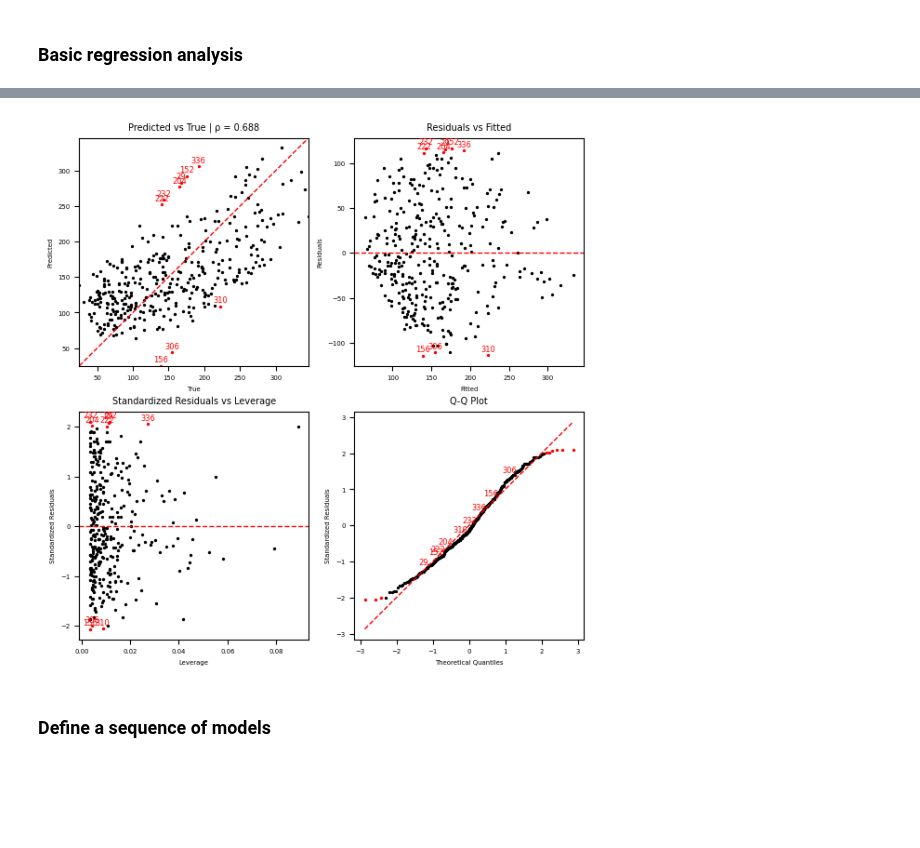
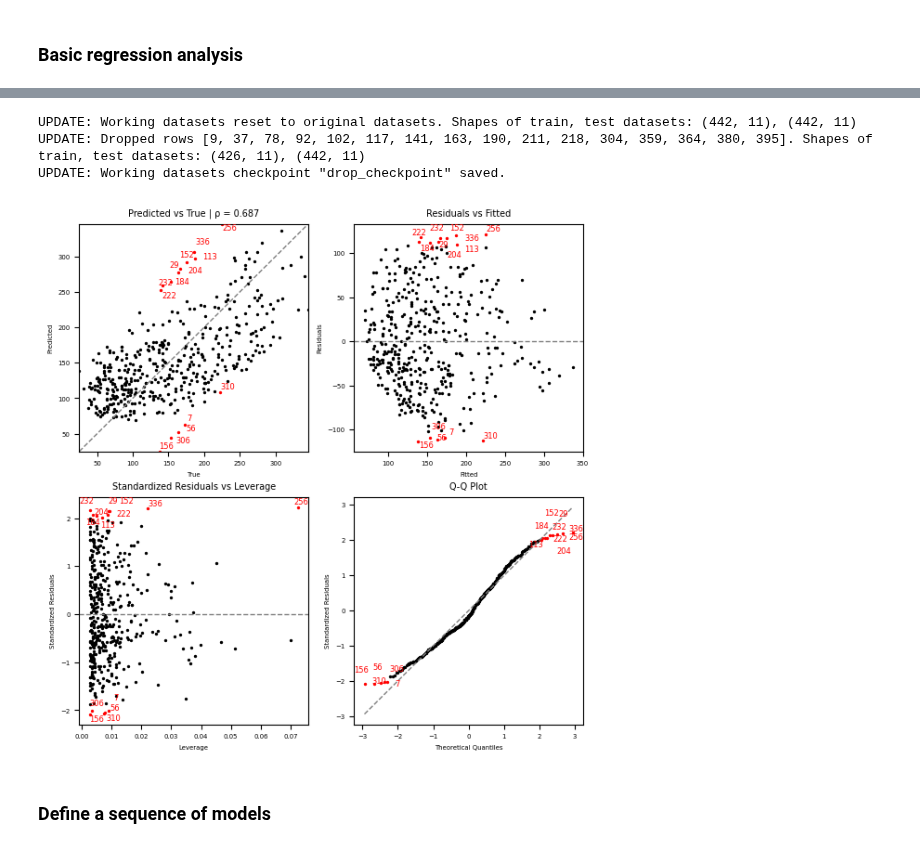
Before and after one commit to ajy25/TabularMagic, a Jupyter notebook: demo/simple_regression_demo.ipynb, the cells around one changed output, grey strips where cells are left out. Saved outputs shown, nothing was run; the diff lists cells and outputs as text; code cells hidden in the pictures; blank space fills up the shorter version.

```diff
--- a/demo/simple_regression_demo.ipynb
+++ b/demo/simple_regression_demo.ipynb
@@ -22,3 +22,7 @@ display(df.head())
 | 4 | 0.005383 | -0.044642 | -0.036385 | 0.021872 | 0.003935 | 0.015596 | 0.008142 | -0.002592 | -0.031988 | -0.046641 | 135.0 |
 # %% [markdown]
 ### Create a TabularMagic object
+# %%
+tm = TabularMagic(df, test_size=0, verbose=True)
+tm.save_data_checkpoint('test')
+print(tm)
@@ -25,5 +43,5 @@ display(df.head())
 # %%
-tm = TabularMagic(df, test_size=0.2)
+
 train_eda = tm.eda()
 display(train_eda.plot_continuous_pairs(continuous_vars=['age', 'bmi', 'target', 's1', 's2']))
 display(train_eda.plot_distribution_stratified('target', 'sex', include_hist=True))
@@ -68,11 +81,14 @@ Notes:
 # %%
-tm.reset_working_dfs()
+tm.load_data_checkpoint()
 tm.drop_train_examples(train_report.get_outlier_indices())
-tm.set_working_df_checkpoint('drop_checkpoint')
+tm.save_data_checkpoint('drop_checkpoint')
 train_report, test_report = tm.lm_rlike('target ~ bmi + bp + bp * bmi', inverse_scale_y=True)
 display(train_report.plot_diagnostics(show_outliers=True))
 # %% [output]
+UPDATE: Working datasets reset to original datasets. Shapes of train, test datasets: (442, 11), (442, 11)
+UPDATE: Dropped rows [9, 37, 78, 92, 102, 117, 141, 163, 190, 211, 218, 304, 359, 364, 380, 395]. Shapes of train, test datasets: (426, 11), (442, 11)
+UPDATE: Working datasets checkpoint "drop_checkpoint" saved.
-[figure, old version]
+[figure, new version]
 # %% [markdown]
 ### Define a sequence of models
 # %%
```
Also changed, not shown: parts of 7 cells of this notebook, 6 other files.
